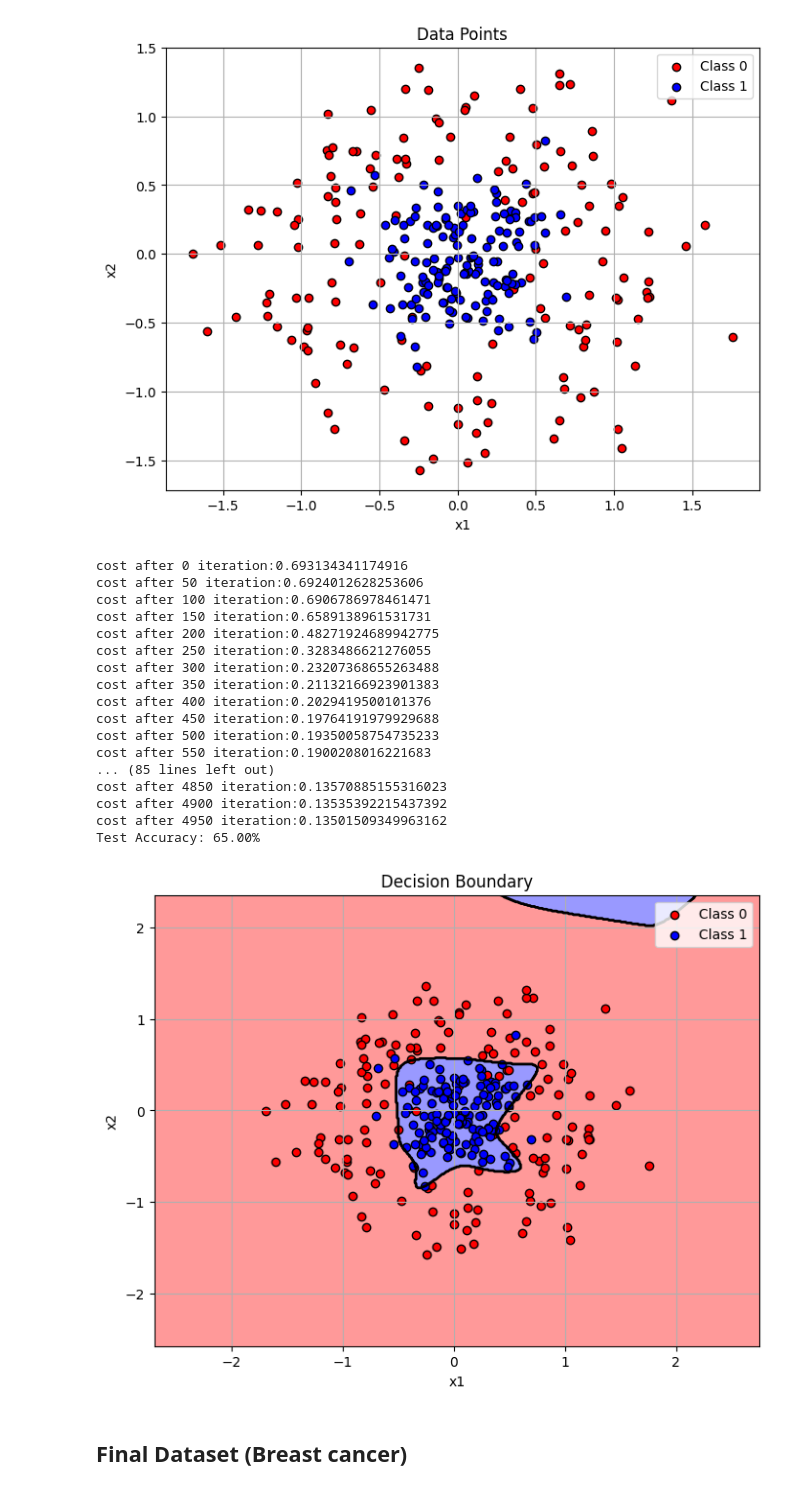
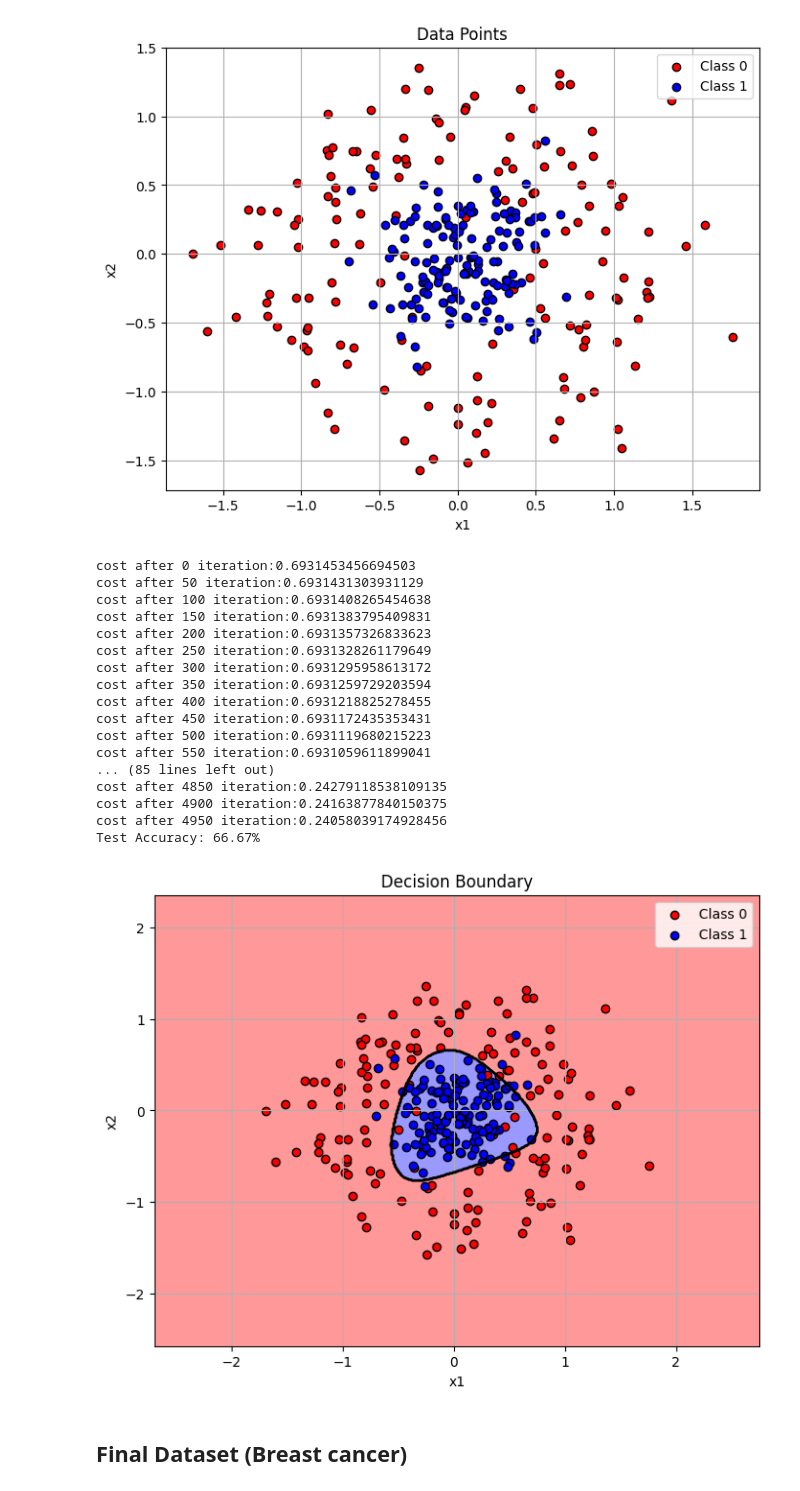
Before and after one commit to GitHunter-ai/Math-For-ML-Projects, a Jupyter notebook: Multiple neural network classifier/Notebook/l.ipynb, the cells around one changed output. Cells and saved outputs as stored; diff of their text form; code cells hidden in the pictures.

```diff
--- a/Multiple neural network classifier/Notebook/l.ipynb
+++ b/Multiple neural network classifier/Notebook/l.ipynb
@@ -89,7 +83,7 @@ Test Accuracy: 85.50%
 # %% [markdown]
 ## Second Dataset (circles.csv)
 # %%
-data1=pd.read_csv(r"D:\Repositories\Math for ML\PR-Multiple neural network classifier\Data\circles.csv")
+data1=pd.read_csv(r"Data\circles.csv")
 
 X1=data1[["x1","x2"]].to_numpy().reshape(-1,2)
 Y1=data1.label.to_numpy().reshape(-1,1)
@@ -99,30 +93,30 @@ plot_data(X1, Y1)
 # %%
 
 # # Train again
-X_train1, X_test1, Y_train1, Y_test1 = train_test_split(X1, Y1, test_size=0.2, random_state=42)
-model1 = nn(n_h=10, learning_rate=1.2, num_iterations=5000)
+X_train1, X_test1, Y_train1, Y_test1 = train_test_split(X1, Y1, test_size=0.2, random_state=4)
+model1 = nn(n_h=10, learning_rate=0.1, num_iterations=5000)
 model1.fit(X_train1, Y_train1, print_cost=True)
 print(f"Test Accuracy: {model.score(X_test1, Y_test1):.2%}")
 plot_decision_boundary(model1.predict, X1, Y1)
 # %% [output]
-cost after 0 iteration:0.693134341174916
-cost after 50 iteration:0.6924012628253606
-cost after 100 iteration:0.6906786978461471
-cost after 150 iteration:0.6589138961531731
-cost after 200 iteration:0.48271924689942775
-cost after 250 iteration:0.3283486621276055
-cost after 300 iteration:0.23207368655263488
-cost after 350 iteration:0.21132166923901383
-cost after 400 iteration:0.2029419500101376
-cost after 450 iteration:0.19764191979929688
-cost after 500 iteration:0.19350058754735233
-cost after 550 iteration:0.1900208016221683
+cost after 0 iteration:0.6931453456694503
+cost after 50 iteration:0.6931431303931129
+cost after 100 iteration:0.6931408265454638
+cost after 150 iteration:0.6931383795409831
+cost after 200 iteration:0.6931357326833623
+cost after 250 iteration:0.6931328261179649
+cost after 300 iteration:0.6931295958613172
+cost after 350 iteration:0.6931259729203594
+cost after 400 iteration:0.6931218825278455
+cost after 450 iteration:0.6931172435353431
+cost after 500 iteration:0.6931119680215223
+cost after 550 iteration:0.6931059611899041
 ... (85 lines left out)
-cost after 4850 iteration:0.13570885155316023
-cost after 4900 iteration:0.13535392215437392
-cost after 4950 iteration:0.13501509349963162
-Test Accuracy: 65.00%
+cost after 4850 iteration:0.24279118538109135
+cost after 4900 iteration:0.24163877840150375
+cost after 4950 iteration:0.24058039174928456
+Test Accuracy: 66.67%
-[figure, old version]
+[figure, new version]
 # %% [markdown]
 ## Final Dataset (Breast cancer)
 # %%
```
Also changed, not shown: parts of 4 cells of this notebook, 5 other files.
